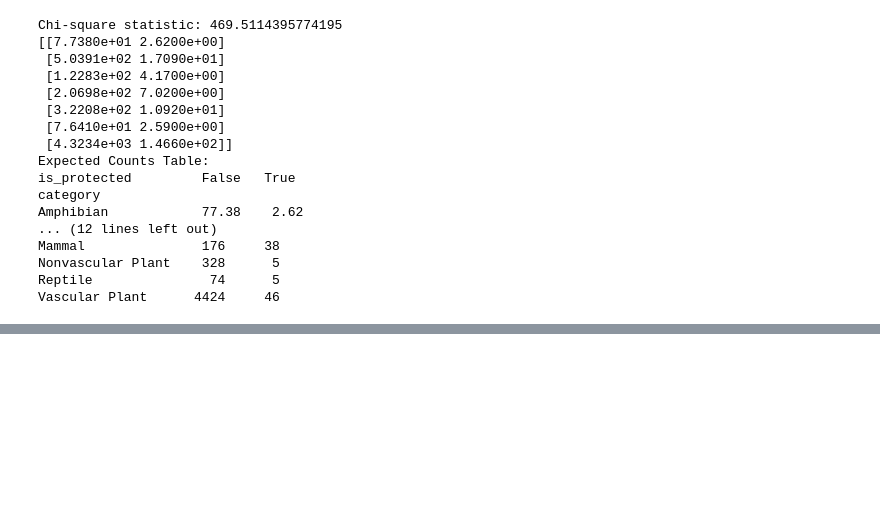
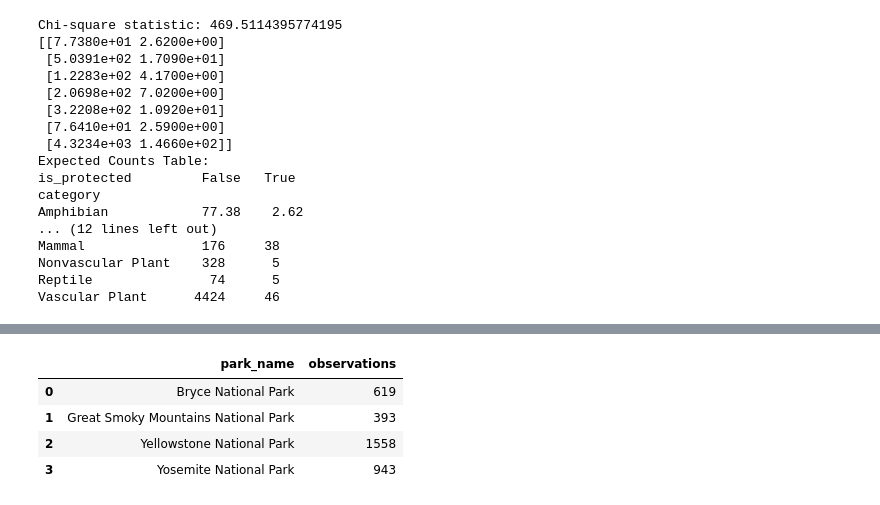
Before and after one commit to AJD1888/biodiversity-in-national-parks, a Jupyter notebook: biodiversity.ipynb, the cells around one changed output, grey strips where cells are left out. Saved outputs shown, nothing was run; the diff lists cells and outputs as text; code cells hidden in the pictures; blank space fills up the shorter version.

```diff
--- a/biodiversity.ipynb
+++ b/biodiversity.ipynb
@@ -401,0 +404,13 @@ plt.show()
+# %%
+# we now want to look at highly endangered species in the data set and their observations at each park
+endangered_species = species_info_df[species_info_df['conservation_status'] == 'Endangered']
+endangered_observations = pd.merge(endangered_species, observations_df, on='scientific_name', how='inner')
+
+endangered_observations_per_park = endangered_observations.groupby('park_name')['observations'].sum().reset_index()
+endangered_observations_per_park
+# %% [output]
+|  | park_name | observations |
+| 0 | Bryce National Park | 619 |
+| 1 | Great Smoky Mountains National Park | 393 |
+| 2 | Yellowstone National Park | 1558 |
+| 3 | Yosemite National Park | 943 |
```
Also changed, not shown: parts of 4 cells of this notebook, 1 other file.
